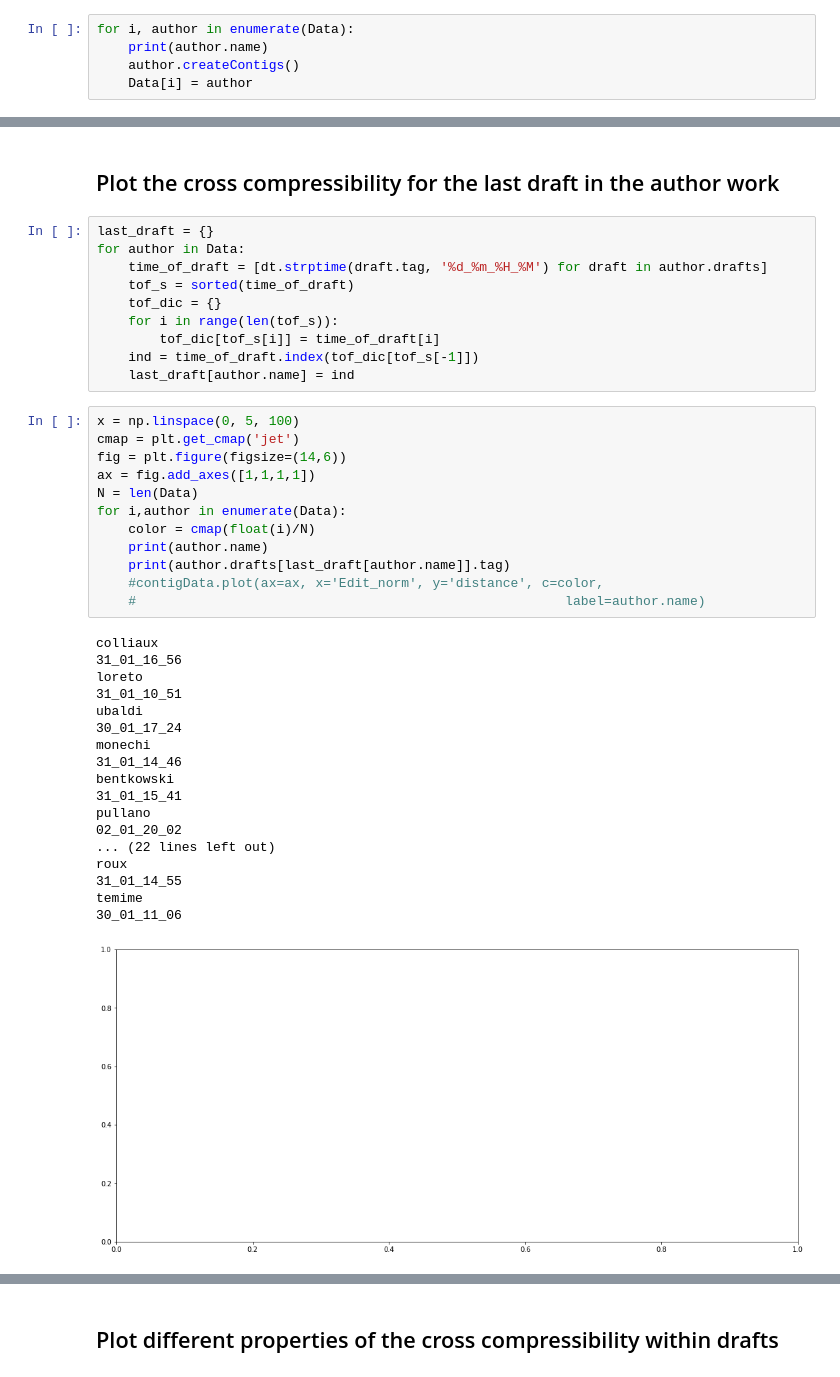
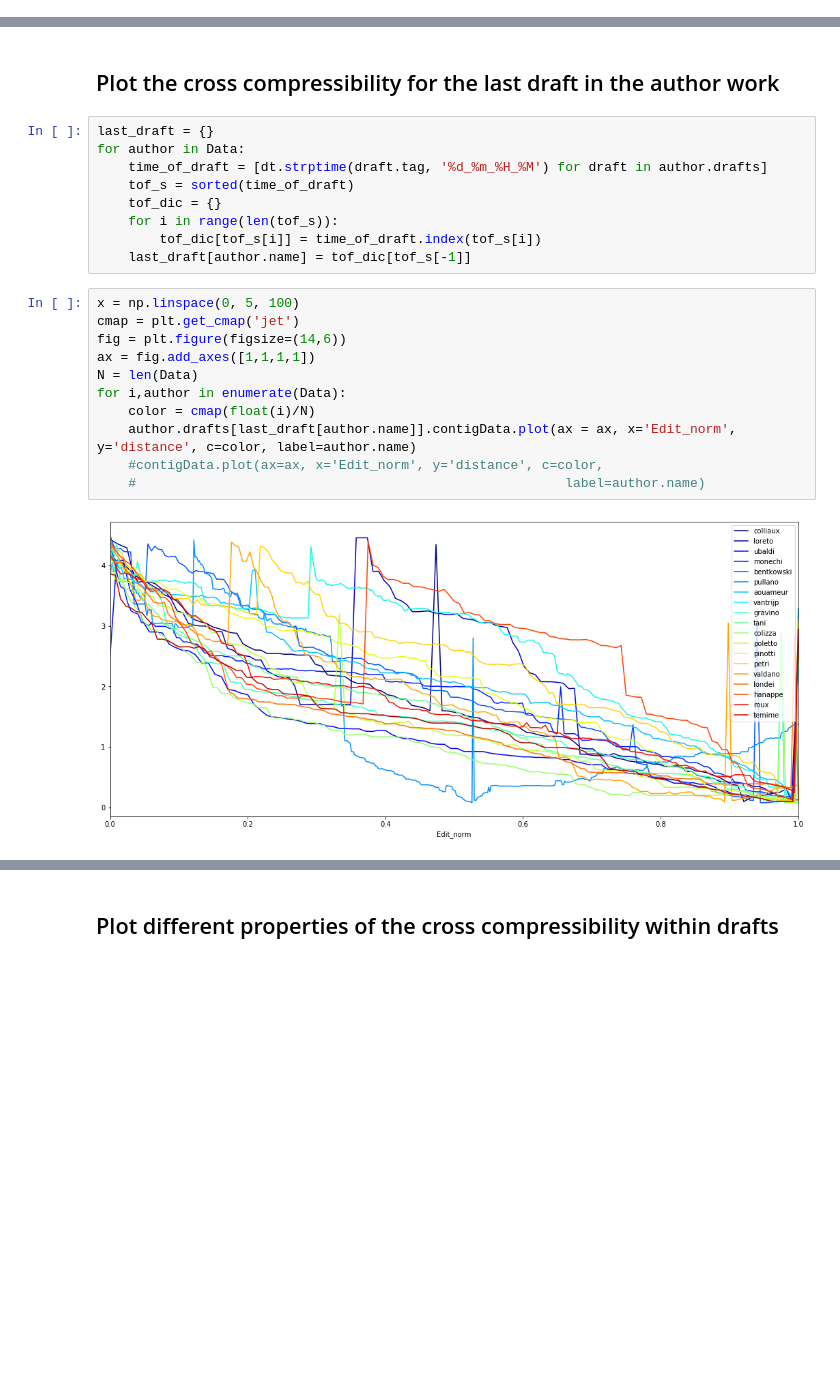
Before and after one commit to losardor/DraftAnalysis, a Jupyter notebook: PACCHETTO_ruggieroDraft/DrafAnal_with_package.ipynb, the cells around one changed output, grey strips where cells are left out. Drawn from its saved outputs; the diff is of its cells as text; blank space fills up the shorter version.

```diff
--- a/PACCHETTO_ruggieroDraft/DrafAnal_with_package.ipynb
+++ b/PACCHETTO_ruggieroDraft/DrafAnal_with_package.ipynb
@@ -62,8 +62,3 @@ for i, author in enumerate(Data):
     Data[i] = author
 # %% [markdown]
 ## Calculate the cross compressibility within drafts of a same author
-# %%
-for i, author in enumerate(Data):
-    print(author.name)
-    author.createContigs()
-    Data[i] = author
@@ -128,37 +103,18 @@ for author in Data:
     tof_s = sorted(time_of_draft)
     tof_dic = {}
     for i in range(len(tof_s)):
-        tof_dic[tof_s[i]] = time_of_draft[i]
-    ind = time_of_draft.index(tof_dic[tof_s[-1]])
-    last_draft[author.name] = ind
+        tof_dic[tof_s[i]] = time_of_draft.index(tof_s[i])
+    last_draft[author.name] = tof_dic[tof_s[-1]]
 # %%
 x = np.linspace(0, 5, 100)
 cmap = plt.get_cmap('jet')
 fig = plt.figure(figsize=(14,6))
 ax = fig.add_axes([1,1,1,1])
 N = len(Data)
 for i,author in enumerate(Data):
     color = cmap(float(i)/N)
-    print(author.name)
-    print(author.drafts[last_draft[author.name]].tag)
+    author.drafts[last_draft[author.name]].contigData.plot(ax = ax, x='Edit_norm', y='distance', c=color, label=author.name)
     #contigData.plot(ax=ax, x='Edit_norm', y='distance', c=color,
     #                                                       label=author.name)
 # %% [output]
-colliaux
-31_01_16_56
-loreto
-31_01_10_51
-ubaldi
-30_01_17_24
-monechi
-31_01_14_46
-bentkowski
-31_01_15_41
-pullano
-02_01_20_02
-... (22 lines left out)
-roux
-31_01_14_55
-temime
-30_01_11_06
-[figure, old version]
+[figure, new version]
```
Also changed, not shown: parts of 7 cells of this notebook, 7 other files.
